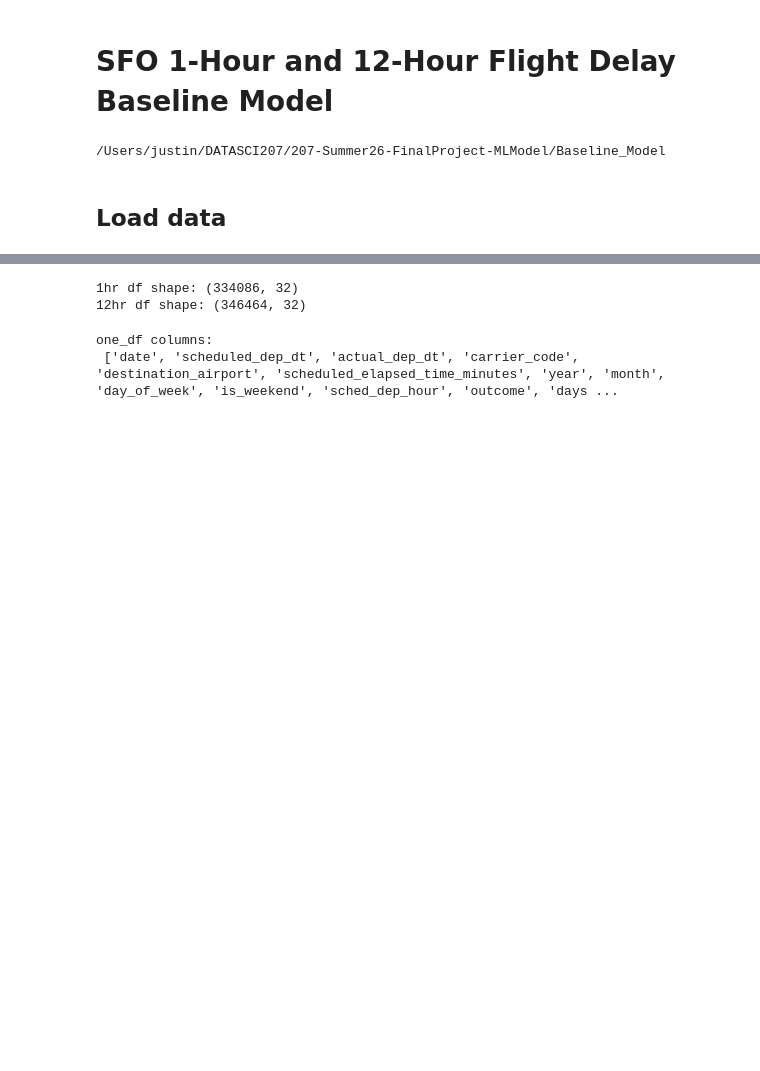
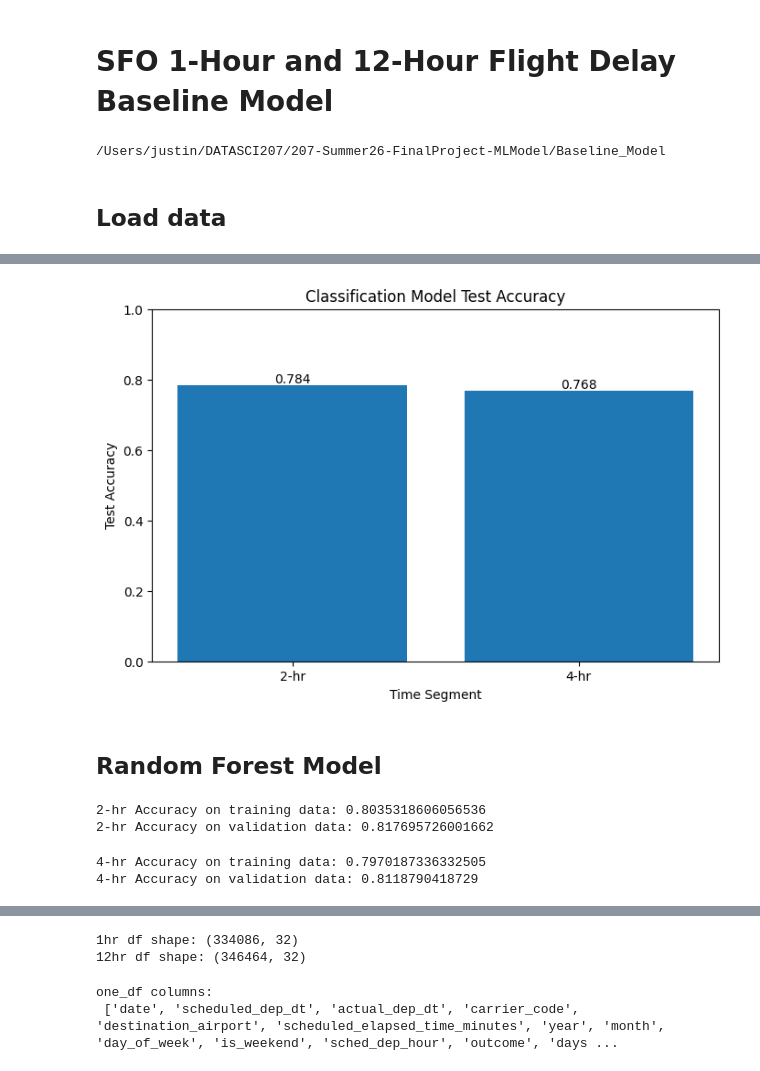
Before and after one commit to UC-Berkeley-I-School/207-Summer26-FinalProject-MLModel, a Jupyter notebook: Baseline_Model/SFO_Flights_1hr_12hr_Baseline_Justin.ipynb, the cells around one changed output, grey strips where cells are left out. Cells and saved outputs as stored; diff of their text form; code cells hidden in the pictures; blank space fills up the shorter version.

```diff
--- a/Baseline_Model/SFO_Flights_1hr_12hr_Baseline_Justin.ipynb
+++ b/Baseline_Model/SFO_Flights_1hr_12hr_Baseline_Justin.ipynb
@@ -22,0 +614,30 @@ print(os.getcwd())
+# %%
+# extract features and target for 4-hr classification
+four_p_X_train_cl = four_p_train_df[numeric_features_p]
+four_p_y_train_cl = four_p_train_df[cl_target_p]
+four_p_X_val_cl = four_p_val_df[numeric_features_p]
+four_p_y_val_cl = four_p_val_df[cl_target_p]
+four_p_X_test_cl = four_p_test_df[numeric_features_p]
+four_p_y_test_cl = four_p_test_df[cl_target_p]
+# %%
+# impute and scale
+four_p_cl_imputer = SimpleImputer(strategy="median")
+four_p_X_train_cl_imp = four_p_cl_imputer.fit_transform(four_p_X_train_cl)
+four_p_X_val_cl_imp = four_p_cl_imputer.transform(four_p_X_val_cl)
+four_p_X_test_cl_imp = four_p_cl_imputer.transform(four_p_X_test_cl)
+
+four_p_cl_scaler = StandardScaler()
+four_p_cl_scaler.fit(four_p_X_train_cl_imp)
+four_p_X_train_cl_std = four_p_cl_scaler.transform(four_p_X_train_cl_imp)
+four_p_X_val_cl_std = four_p_cl_scaler.transform(four_p_X_val_cl_imp)
+four_p_X_test_cl_std = four_p_cl_scaler.transform(four_p_X_test_cl_imp)
+# %%
+# build and train the 4-hour classification model
+four_p_classifier = build_classifier(num_features=four_p_X_train_cl_std.shape[1], num_classes=6, learning_rate=0.01)
+four_p_cl_history = four_p_classifier.fit(
+    four_p_X_train_cl_std, four_p_y_train_cl,
+    validation_data=(four_p_X_val_cl_std, four_p_y_val_cl),
+    epochs=20, batch_size=256
+)
+four_p_test_loss_cl, four_p_test_acc_cl = four_p_classifier.evaluate(four_p_X_test_cl_std, four_p_y_test_cl)
+print(f"4-hr Test Accuracy: {four_p_test_acc_cl:.4f}")
@@ -22,0 +669,43 @@ print(os.getcwd())
+# %%
+# classification model test accuracy
+segments_p = ['2-hr', '4-hr']
+nn_test_acc_p = [two_p_test_acc_cl, four_p_test_acc_cl]
+
+plt.figure(figsize=(8,5))
+bars1 = plt.bar(segments_p, nn_test_acc_p)
+plt.xlabel("Time Segment")
+plt.ylabel("Test Accuracy")
+plt.title("Classification Model Test Accuracy")
+plt.ylim(0, 1)
+plt.bar_label(bars1, fmt='%.3f')
+plt.show()
+# %% [output]
+[figure, added]
+# %% [markdown]
+## Random Forest Model
+# %%
+# 2-hr random forest classifier
+two_p_forest = RandomForestClassifier(criterion='entropy',
+                                       n_estimators=40,
+                                       max_depth=10,
+                                       random_state=1,
+                                       n_jobs=2)
+two_p_clf_forest = two_p_forest.fit(two_p_X_train_cl_imp, two_p_y_train_cl)
+print('2-hr Accuracy on training data:', two_p_clf_forest.score(two_p_X_train_cl_imp, two_p_y_train_cl))
+print('2-hr Accuracy on validation data:', two_p_clf_forest.score(two_p_X_val_cl_imp, two_p_y_val_cl))
+# %% [output]
+2-hr Accuracy on training data: 0.8035318606056536
+2-hr Accuracy on validation data: 0.817695726001662
+# %%
+# 4-hr random forest classifier
+four_p_forest = RandomForestClassifier(criterion='entropy',
+                                        n_estimators=40,
+                                        max_depth=10,
+                                        random_state=1,
+                                        n_jobs=2)
+four_p_clf_forest = four_p_forest.fit(four_p_X_train_cl_imp, four_p_y_train_cl)
+print('4-hr Accuracy on training data:', four_p_clf_forest.score(four_p_X_train_cl_imp, four_p_y_train_cl))
+print('4-hr Accuracy on validation data:', four_p_clf_forest.score(four_p_X_val_cl_imp, four_p_y_val_cl))
+# %% [output]
+4-hr Accuracy on training data: 0.7970187336332505
+4-hr Accuracy on validation data: 0.8118790418729
```
Also changed, not shown: parts of 65 cells of this notebook.
